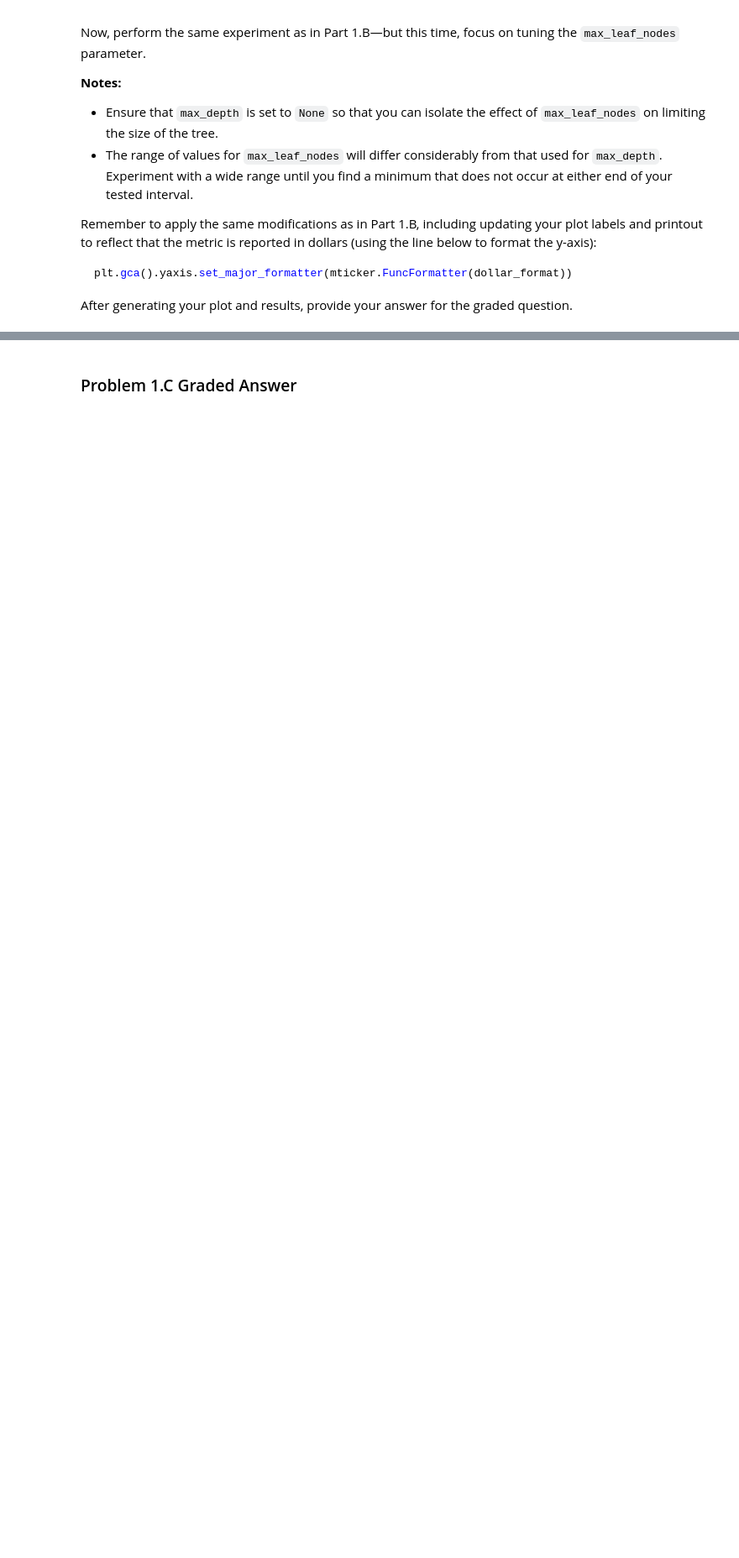
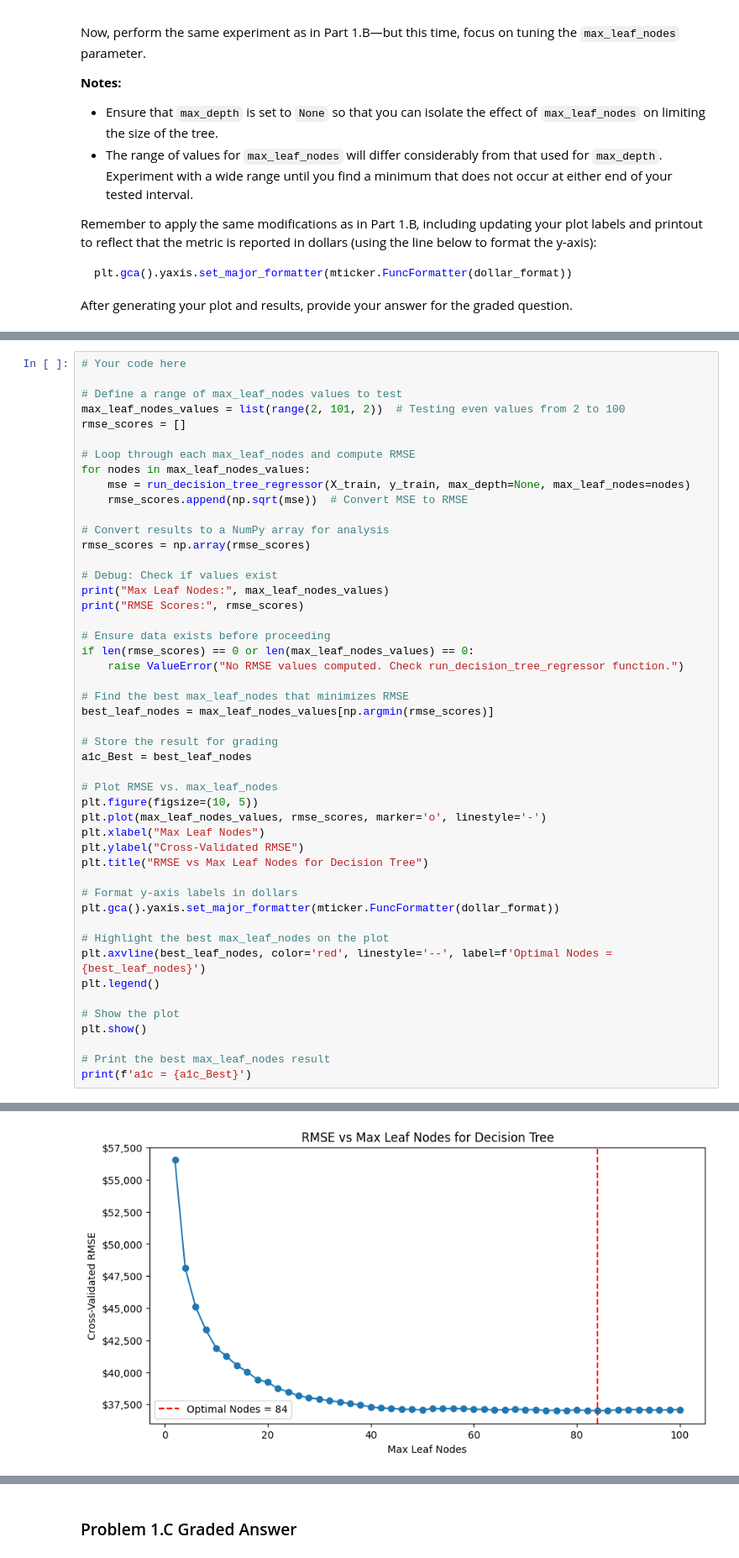
Before and after one commit to ndumay/Module3Assignments2-Final, a Jupyter notebook: Mod3-Week6/Homework_06.ipynb, the cells around one changed output, grey strips where cells are left out. Shown at 84% size. Drawn from its saved outputs; the diff is of its cells as text; blank space fills up the shorter version.

```diff
--- a/Mod3-Week6/Homework_06.ipynb
+++ b/Mod3-Week6/Homework_06.ipynb
@@ -252,0 +293,49 @@ After generating your plot and results, provide your answer for the graded quest
+# %%
+# Your code here
+
+# Define a range of max_leaf_nodes values to test
+max_leaf_nodes_values = list(range(2, 101, 2))  # Testing even values from 2 to 100
+rmse_scores = []
+
+# Loop through each max_leaf_nodes and compute RMSE
+for nodes in max_leaf_nodes_values:
+    mse = run_decision_tree_regressor(X_train, y_train, max_depth=None, max_leaf_nodes=nodes)
+    rmse_scores.append(np.sqrt(mse))  # Convert MSE to RMSE
+
+# Convert results to a NumPy array for analysis
+rmse_scores = np.array(rmse_scores)
+
+# Debug: Check if values exist
+print("Max Leaf Nodes:", max_leaf_nodes_values)
+print("RMSE Scores:", rmse_scores)
+
+# Ensure data exists before proceeding
+if len(rmse_scores) == 0 or len(max_leaf_nodes_values) == 0:
+    raise ValueError("No RMSE values computed. Check run_decision_tree_regressor function.")
+
+# Find the best max_leaf_nodes that minimizes RMSE
+best_leaf_nodes = max_leaf_nodes_values[np.argmin(rmse_scores)]
+
+# Store the result for grading
+a1c_Best = best_leaf_nodes
+
+# Plot RMSE vs. max_leaf_nodes
+plt.figure(figsize=(10, 5))
+plt.plot(max_leaf_nodes_values, rmse_scores, marker='o', linestyle='-')
+plt.xlabel("Max Leaf Nodes")
+plt.ylabel("Cross-Validated RMSE")
+plt.title("RMSE vs Max Leaf Nodes for Decision Tree")
+
+# Format y-axis labels in dollars
+plt.gca().yaxis.set_major_formatter(mticker.FuncFormatter(dollar_format))
+
+# Highlight the best max_leaf_nodes on the plot
+plt.axvline(best_leaf_nodes, color='red', linestyle='--', label=f'Optimal Nodes = {best_leaf_nodes}')
+plt.legend()
+
+# Show the plot
+plt.show()
+
+# Print the best max_leaf_nodes result
+print(f'a1c = {a1c_Best}')
+# %% [output]
@@ -252,0 +356 @@ After generating your plot and results, provide your answer for the graded quest
+[figure, added]
```
Also changed, not shown: parts of 11 cells of this notebook, 4 other files.
